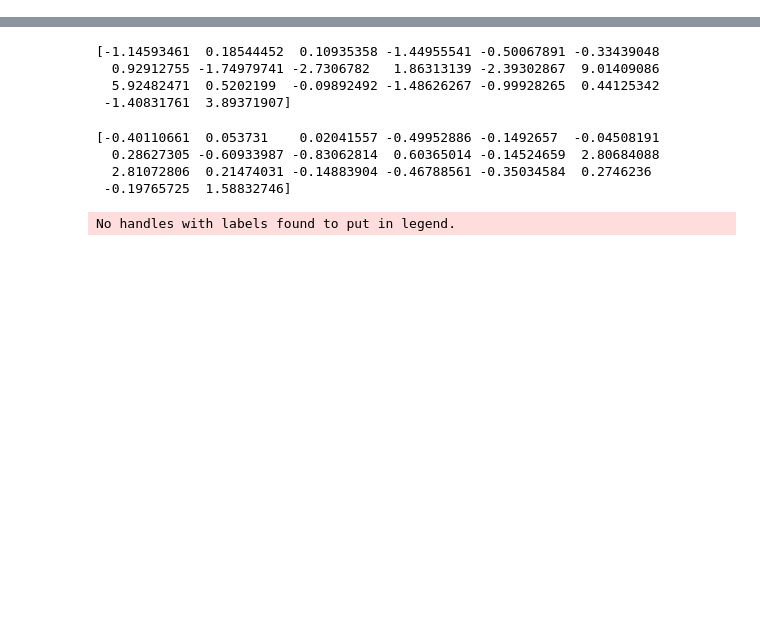
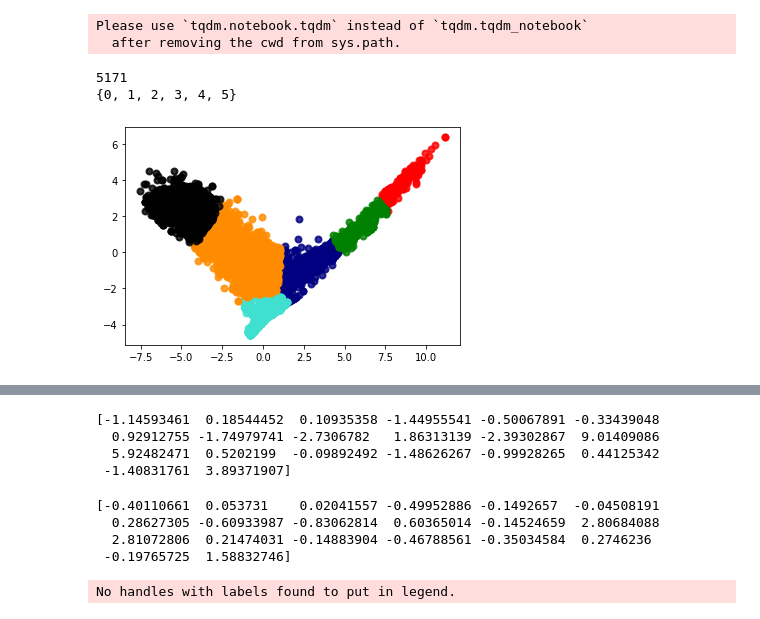
Before and after one commit to theblackcat102/text-subgan, a Jupyter notebook: Control.ipynb, the cells around one changed output, grey strips where cells are left out. Saved outputs shown, nothing was run; the diff lists cells and outputs as text; code cells hidden in the pictures; blank space fills up the shorter version.

```diff
--- a/Control.ipynb
+++ b/Control.ipynb
@@ -29,8 +41,8 @@ class Struct:
     def __init__(self, **entries):
         self.__dict__.update(entries)
 # %%
-log_name = 'save/subrelgan-gp-kmeans-2020-04-08-05-55-22'
-iteration = 1000
+log_name = 'save/temp_temp_rec_vae_gan_biset-2020-05-15-16-34-59'
+iteration = 80000
 K_BINS = 20
-checkpoint_name = 'relgan_G_{}.pt'.format(iteration)
+checkpoint_name = 'amp_checkpoint_{}.pt'.format(iteration)
 # %%
@@ -88,0 +85,74 @@ FloatSlider(value=-2.3930286697600884, description='bin-10', max=13.121045220841
+# %%
+template_reference = {}
+size = 15000
+
+for i, batch in tqdm(enumerate(dataloader), total=len(dataloader)):
+    src_inputs = batch['src']
+    tmp = batch['tmp']
+    items, users = batch['items'], batch['users']
+    inputs, target1 = batch['tgt'][:, :-1], batch['tgt'][:, 1:]
+    references = []
+    if True:
+        inputs, items, users = inputs.cuda(), items.cuda(), users.cuda()
+        src_inputs = src_inputs.cuda()
+        inputs = inputs.cuda()
+        target1 = target1.cuda()
+        tmp = tmp.cuda()
+
+    batch_size = src_inputs.shape[0]
+#     logits, embed = self.C(items, users)
+    desc_outputs, desc_latent, _, _ = model.encode_desc(src_inputs)
+    tmp_outputs, tmp_latent = model.encode_tmp(tmp)
+#     _, output_title = self.model.decode(tmp_latent, desc_latent, embed,
+#             desc_outputs, tmp_outputs,
+#             max_length=self.args.max_seq_len)
+
+    # output_title = torch.argmax(output_logits, dim=-1)
+    for idx, sent_token in enumerate(batch['tgt'][:, 1:]):
+        reference = []
+        for token in sent_token:
+            if token.item() == Constants.EOS:
+                break
+            reference.append(dataset.idx2word[token.item()] )
+        references.append(reference)
+
+    for idx, sent in enumerate(references):
+        template_reference[' '.join(sent)] = {
+            'tmp': tmp_latent[idx].detach().cpu().numpy(),
+            'tmp_outputs': tmp_outputs[idx].detach().cpu(),
+            'desc_latent': desc_latent[idx].detach().cpu(),
+            'desc_outputs': desc_outputs[idx].detach().cpu(),
+        }
+# %% [output]
+Please use `tqdm.notebook.tqdm` instead of `tqdm.tqdm_notebook`
+  after removing the cwd from sys.path.
+# %%
+X, title = [], []
+print(len(template_reference))
+for key, latent in template_reference.items():
+    X.append(latent['tmp'])
+    title.append(key)
+title = np.array(title)
+
+pca = PCA(n_components=2)
+X_r = pca.fit(X).transform(X)
+
+nbrs = SpectralClustering(n_clusters=6).fit(X_r)
+
+y = nbrs.labels_
+print(set(y))
+# %% [output]
+5171
+{0, 1, 2, 3, 4, 5}
+# %%
+plt.figure()
+target_names = [0,1,2,3,4, 5]
+
+colors = ['navy', 'turquoise', 'darkorange','red','black', 'green']
+lw = 2
+
+for color, i, target_name in zip(colors, list(range(len(target_names))), target_names):
+    plt.scatter(X_r[y == i, 0], X_r[y == i, 1], color=color, alpha=.8, lw=lw,
+                label=target_name)
+# %% [output]
+[figure, added]
```
Also changed, not shown: parts of 18 cells of this notebook, 2 other files.
